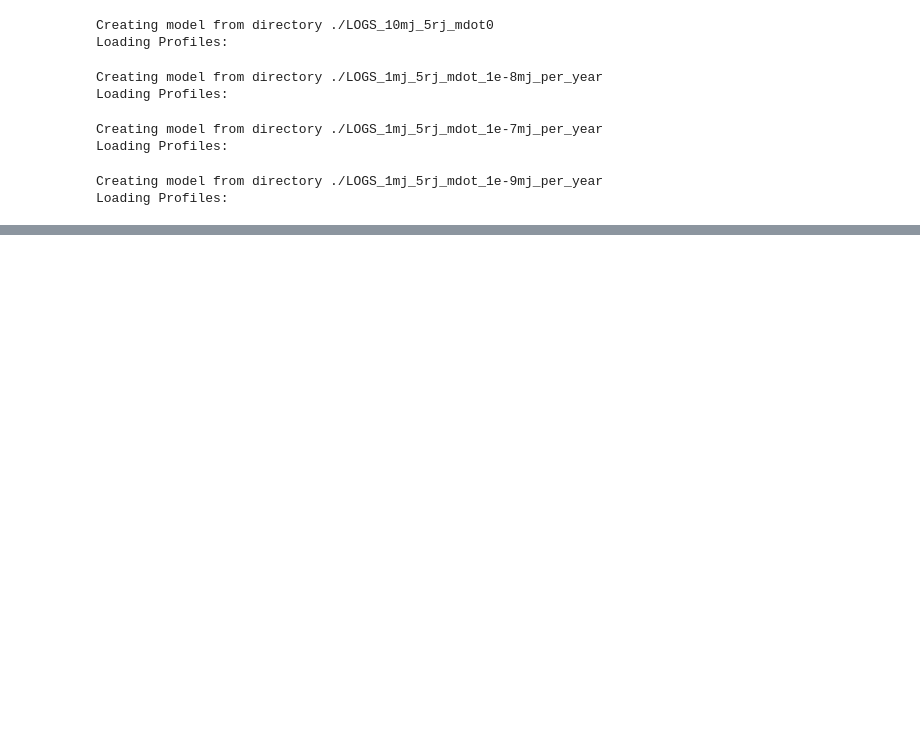
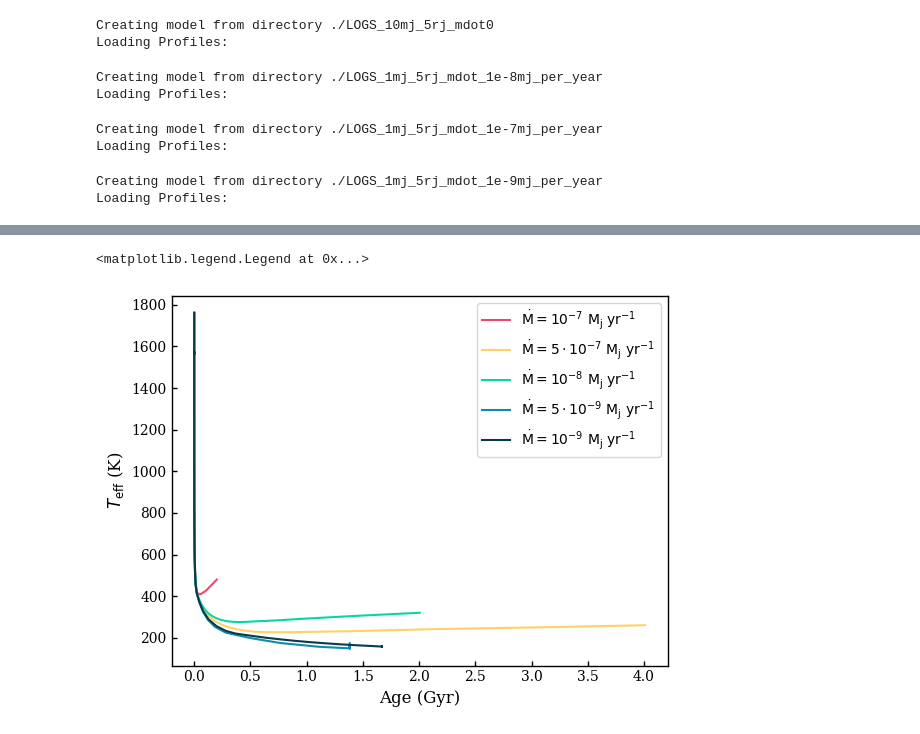
Before and after one commit to mkorolik/astr375, a Jupyter notebook: analysis.ipynb, the cells around one changed output, grey strips where cells are left out. Cells and saved outputs as stored; diff of their text form; code cells hidden in the pictures; blank space fills up the shorter version.

```diff
--- a/analysis.ipynb
+++ b/analysis.ipynb
@@ -63,0 +100,13 @@ Text(0, 0.5, '$T_\\mathrm{eff}$ (K)')
+# %%
+plt.plot(10**-9 * p3.DF['star_age'], 10**p3.DF['log_Teff'], color=colors3[0], label=r'$\dot{\mathrm{M}} = 10^{-7} \ \mathrm{M}_\mathrm{j} \ \mathrm{yr}^{-1}$')
+plt.plot(10**-9 * p35.DF['star_age'], 10**p35.DF['log_Teff'], color=colors3[1], label=r'$\dot{\mathrm{M}} = 5 \cdot 10^{-7} \ \mathrm{M}_\mathrm{j} \ \mathrm{yr}^{-1}$')
+plt.plot(10**-9 * p2.DF['star_age'], 10**p2.DF['log_Teff'], color=colors3[2], label=r'$\dot{\mathrm{M}} = 10^{-8} \ \mathrm{M}_\mathrm{j} \ \mathrm{yr}^{-1}$')
+plt.plot(10**-9 * p45.DF['star_age'], 10**p45.DF['log_Teff'], color=colors3[3], label=r'$\dot{\mathrm{M}} = 5 \cdot 10^{-9} \ \mathrm{M}_\mathrm{j} \ \mathrm{yr}^{-1}$')
+plt.plot(10**-9 * p4.DF['star_age'], 10**p4.DF['log_Teff'], color=colors3[4], label=r'$\dot{\mathrm{M}} = 10^{-9} \ \mathrm{M}_\mathrm{j} \ \mathrm{yr}^{-1}$')
+
+plt.xlabel('Age (Gyr)')
+plt.ylabel(r'$T_\mathrm{eff}$ (K)')
+plt.legend()
+# %% [output]
+<matplotlib.legend.Legend at 0x...>
+[figure, added]
```
Also changed, not shown: parts of 27 cells of this notebook, 2 other files.
